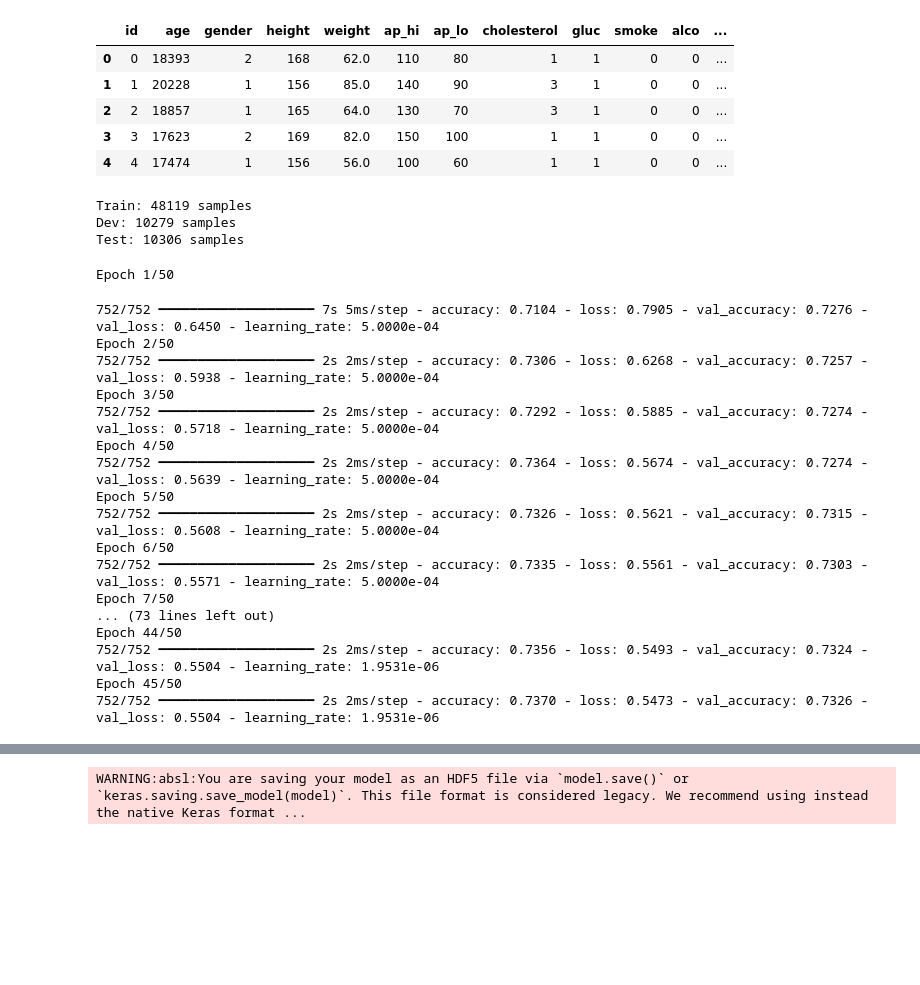
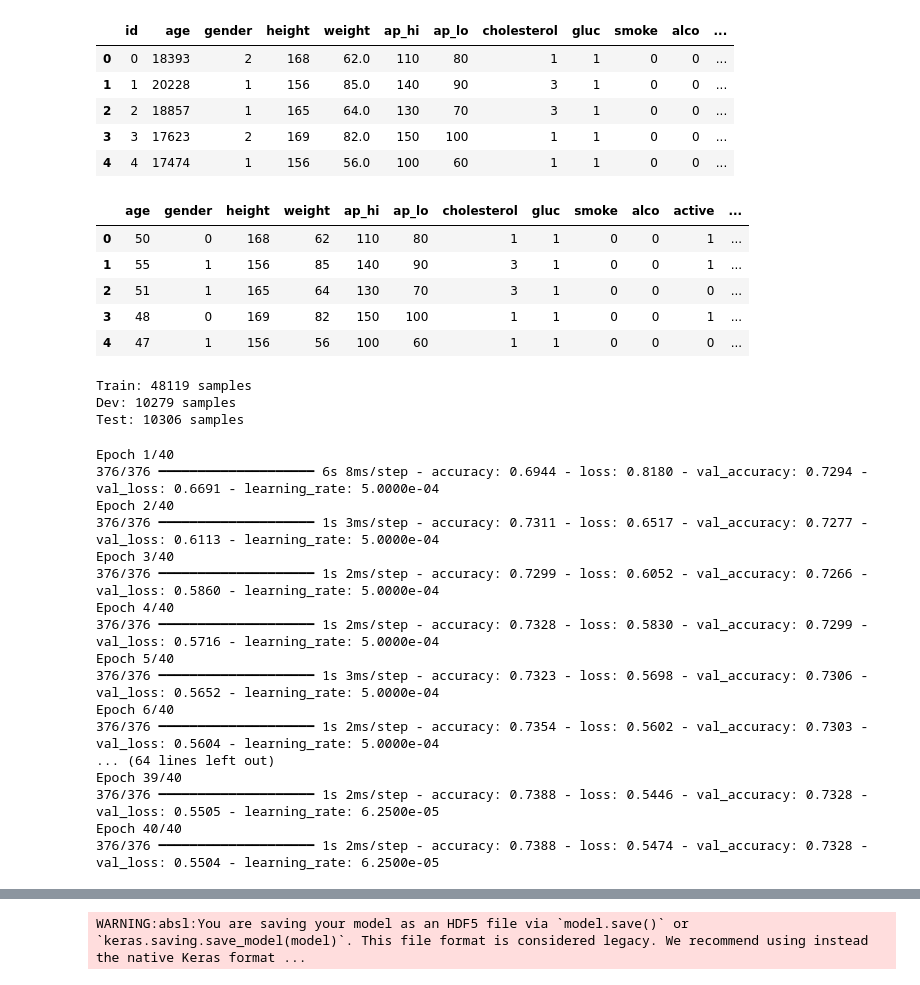
Before and after one commit to JuanPabl07DP/Cardiovascular_FNN, a Jupyter notebook: Cardiovarcular_FNN.ipynb, the cells around one changed output, grey strips where cells are left out. Saved outputs shown, nothing was run; the diff lists cells and outputs as text; code cells hidden in the pictures; blank space fills up the shorter version.

```diff
--- a/Cardiovarcular_FNN.ipynb
+++ b/Cardiovarcular_FNN.ipynb
@@ -29,6 +29,12 @@ df = df.drop(columns=['id'], errors='ignore')
 
 # Convertir 'gender' a binario (0 = mujer, 1 = hombre)
 df['gender'] = df['gender'].map({1: 1, 2: 0})
+
+# Convertir 'age' de días a años
+df['age'] = (df['age'] / 365.25).astype(int)
+
+# Convertir 'weight' a enteros
+df['weight'] = df['weight'].astype(int)
 
 # Revisar valores extremos
 df = df[(df['height'] > 100) & (df['height'] < 250)]
@@ -45,6 +51,15 @@ labels = df['cardio']
 scaler = MinMaxScaler()
 X = features.values
 y = labels.values
+# %%
+df.head()
+# %% [output]
+|  | age | gender | height | weight | ap_hi | ap_lo | cholesterol | gluc | smoke | alco | active | ... |
+| 0 | 50 | 0 | 168 | 62 | 110 | 80 | 1 | 1 | 0 | 0 | 1 | ... |
+| 1 | 55 | 1 | 156 | 85 | 140 | 90 | 3 | 1 | 0 | 0 | 1 | ... |
+| 2 | 51 | 1 | 165 | 64 | 130 | 70 | 3 | 1 | 0 | 0 | 0 | ... |
+| 3 | 48 | 0 | 169 | 82 | 150 | 100 | 1 | 1 | 0 | 0 | 1 | ... |
+| 4 | 47 | 1 | 156 | 56 | 100 | 60 | 1 | 1 | 0 | 0 | 0 | ... |
 # %%
 from sklearn.model_selection import train_test_split
 
@@ -96,32 +111,31 @@ model = Sequential([
 model.compile(optimizer=Adam(learning_rate=0.0005),
               loss='binary_crossentropy',
               metrics=['accuracy'])
-
-history = model.fit(X_train_scaled, y_train,
-                    validation_data=(X_dev_scaled, y_dev),
-                    epochs=50,
-                    batch_size=64,
-                    callbacks=[early_stop, reduce_lr],
-                    verbose=1)
-# %% [output]
-Epoch 1/50
-752/752 ━━━━━━━━━━━━━━━━━━━━ 7s 5ms/step - accuracy: 0.7104 - loss: 0.7905 - val_accuracy: 0.7276 - val_loss: 0.6450 - learning_rate: 5.0000e-04
-Epoch 2/50
-752/752 ━━━━━━━━━━━━━━━━━━━━ 2s 2ms/step - accuracy: 0.7306 - loss: 0.6268 - val_accuracy: 0.7257 - val_loss: 0.5938 - learning_rate: 5.0000e-04
-Epoch 3/50
-752/752 ━━━━━━━━━━━━━━━━━━━━ 2s 2ms/step - accuracy: 0.7292 - loss: 0.5885 - val_accuracy: 0.7274 - val_loss: 0.5718 - learning_rate: 5.0000e-04
-Epoch 4/50
-752/752 ━━━━━━━━━━━━━━━━━━━━ 2s 2ms/step - accuracy: 0.7364 - loss: 0.5674 - val_accuracy: 0.7274 - val_loss: 0.5639 - learning_rate: 5.0000e-04
-Epoch 5/50
-752/752 ━━━━━━━━━━━━━━━━━━━━ 2s 2ms/step - accuracy: 0.7326 - loss: 0.5621 - val_accuracy: 0.7315 - val_loss: 0.5608 - learning_rate: 5.0000e-04
-Epoch 6/50
-752/752 ━━━━━━━━━━━━━━━━━━━━ 2s 2ms/step - accuracy: 0.7335 - loss: 0.5561 - val_accuracy: 0.7303 - val_loss: 0.5571 - learning_rate: 5.0000e-04
-Epoch 7/50
-... (73 lines left out)
-Epoch 44/50
-752/752 ━━━━━━━━━━━━━━━━━━━━ 2s 2ms/step - accuracy: 0.7356 - loss: 0.5493 - val_accuracy: 0.7324 - val_loss: 0.5504 - learning_rate: 1.9531e-06
-Epoch 45/50
-752/752 ━━━━━━━━━━━━━━━━━━━━ 2s 2ms/step - accuracy: 0.7370 - loss: 0.5473 - val_accuracy: 0.7326 - val_loss: 0.5504 - learning_rate: 1.9531e-06
+# %%
+history = model.fit(X_train_scaled, y_train,
+                    validation_data=(X_dev_scaled, y_dev),
+                    epochs=40,
+                    batch_size=128,
+                    callbacks=[early_stop, reduce_lr],
+                    verbose=1)
+# %% [output]
+Epoch 1/40
+376/376 ━━━━━━━━━━━━━━━━━━━━ 6s 8ms/step - accuracy: 0.6944 - loss: 0.8180 - val_accuracy: 0.7294 - val_loss: 0.6691 - learning_rate: 5.0000e-04
+Epoch 2/40
+376/376 ━━━━━━━━━━━━━━━━━━━━ 1s 3ms/step - accuracy: 0.7311 - loss: 0.6517 - val_accuracy: 0.7277 - val_loss: 0.6113 - learning_rate: 5.0000e-04
+Epoch 3/40
+376/376 ━━━━━━━━━━━━━━━━━━━━ 1s 2ms/step - accuracy: 0.7299 - loss: 0.6052 - val_accuracy: 0.7266 - val_loss: 0.5860 - learning_rate: 5.0000e-04
+Epoch 4/40
+376/376 ━━━━━━━━━━━━━━━━━━━━ 1s 2ms/step - accuracy: 0.7328 - loss: 0.5830 - val_accuracy: 0.7299 - val_loss: 0.5716 - learning_rate: 5.0000e-04
+Epoch 5/40
+376/376 ━━━━━━━━━━━━━━━━━━━━ 1s 3ms/step - accuracy: 0.7323 - loss: 0.5698 - val_accuracy: 0.7306 - val_loss: 0.5652 - learning_rate: 5.0000e-04
+Epoch 6/40
+376/376 ━━━━━━━━━━━━━━━━━━━━ 1s 2ms/step - accuracy: 0.7354 - loss: 0.5602 - val_accuracy: 0.7303 - val_loss: 0.5604 - learning_rate: 5.0000e-04
+... (64 lines left out)
+Epoch 39/40
+376/376 ━━━━━━━━━━━━━━━━━━━━ 1s 2ms/step - accuracy: 0.7388 - loss: 0.5446 - val_accuracy: 0.7328 - val_loss: 0.5505 - learning_rate: 6.2500e-05
+Epoch 40/40
+376/376 ━━━━━━━━━━━━━━━━━━━━ 1s 2ms/step - accuracy: 0.7388 - loss: 0.5474 - val_accuracy: 0.7328 - val_loss: 0.5504 - learning_rate: 6.2500e-05
 # %%
 test_loss, test_acc = model.evaluate(X_test_scaled, y_test)
 print(f"Test Accuracy: {test_acc:.4f}, Test Loss: {test_loss:.4f}")
```
Also changed, not shown: parts of 1 cell of this notebook.
